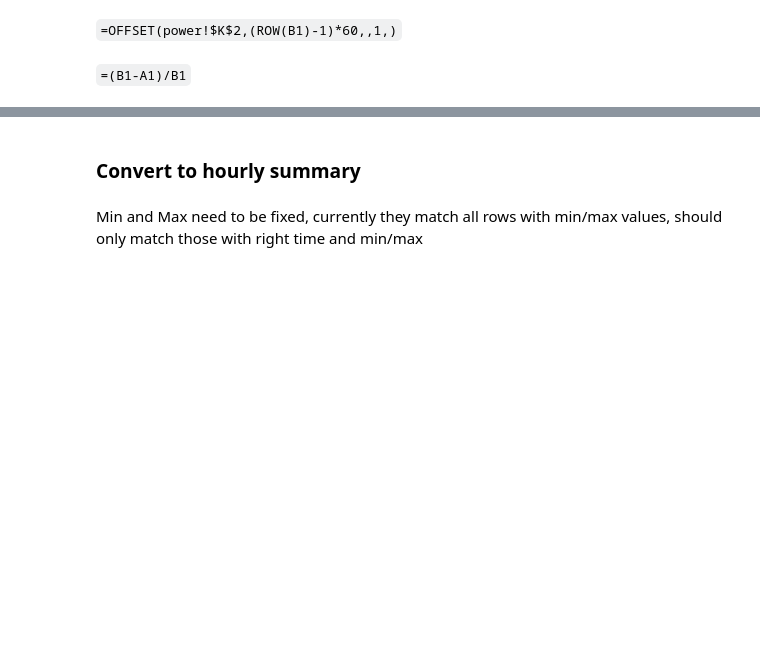
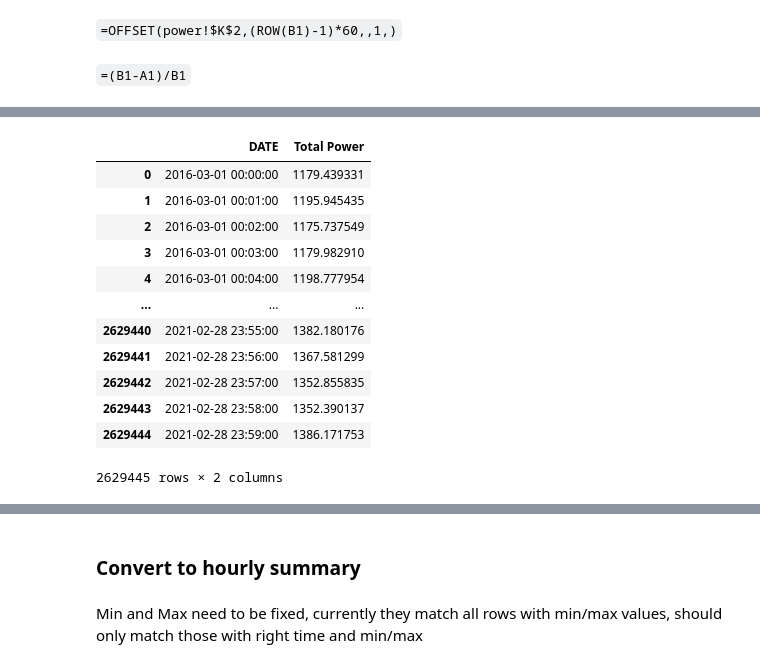
Before and after one commit to wadekb22/CHW_Forecasting, a Jupyter notebook: DataCleaning/merge_data.ipynb, the cells around one changed output, grey strips where cells are left out. Drawn from its saved outputs; the diff is of its cells as text; code cells hidden in the pictures; blank space fills up the shorter version.

Commit message:
Merged 5 year data

```diff
--- a/DataCleaning/merge_data.ipynb
+++ b/DataCleaning/merge_data.ipynb
@@ -334,3 +381,9 @@ There might be appliations where a max or min value over an hour will be useful
 # No cleaning done yet
 power_clean = power[["DATE","Total Power"]]
 #power_clean = power.set_index(["DATE"])
+# %%
+# Check for time series continuity
+all_date = pd.Series(data=pd.date_range(start=power_clean["DATE"].min(), end=power_clean["DATE"].max(), freq='H'))
+mask = all_date.isin(power_clean["DATE"].values)
+print(all_date[~mask])
+missing_dates = all_date[~mask].to_list()
@@ -337,2 +397,28 @@ power_clean = power[["DATE","Total Power"]]
+# %%
+# This value should be zero to be consistent with surrounding data values
+missing_rows = [ [x, power_clean[power_clean['DATE'] == (x-pd.Timedelta(1, unit="h"))]['Total Power'].values[0]]
+                for x in missing_dates]
+missing_val = pd.DataFrame(missing_rows, columns=['DATE','Total Power'])
+power_clean = power_clean.append(missing_val, ignore_index=True)
+
+power_clean = power_clean.sort_values(['DATE'])
+power_clean = power_clean.reset_index(drop=True)
+#power_clean = power_clean[:-1]
+# %%
+power_clean
+# %% [output]
+|  | DATE | Total Power |
+| 0 | 2016-03-01 00:00:00 | 1179.439331 |
+| 1 | 2016-03-01 00:01:00 | 1195.945435 |
+| 2 | 2016-03-01 00:02:00 | 1175.737549 |
+| 3 | 2016-03-01 00:03:00 | 1179.982910 |
+| 4 | 2016-03-01 00:04:00 | 1198.777954 |
+| ... | ... | ... |
+| 2629440 | 2021-02-28 23:55:00 | 1382.180176 |
+| 2629441 | 2021-02-28 23:56:00 | 1367.581299 |
+| 2629442 | 2021-02-28 23:57:00 | 1352.855835 |
+| 2629443 | 2021-02-28 23:58:00 | 1352.390137 |
+| 2629444 | 2021-02-28 23:59:00 | 1386.171753 |
+2629445 rows × 2 columns
 # %%
 # Check for time series continuity
```
Also changed, not shown: parts of 27 cells of this notebook, 1 other file.
